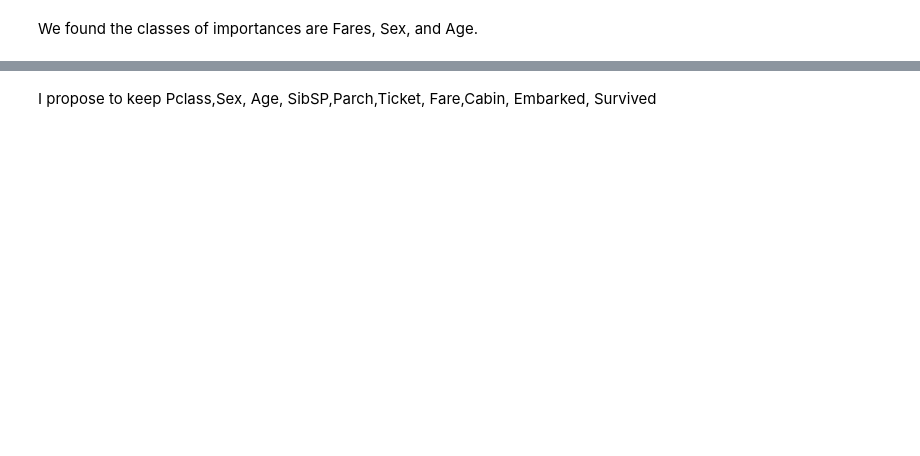
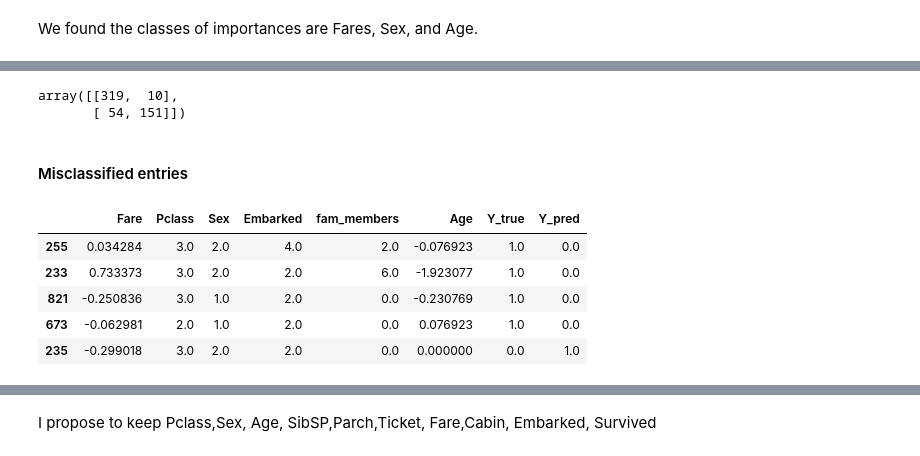
Before and after one commit to patRyserWelch8/KaggleTitanic, a Jupyter notebook: titanic.ipynb, the cells around one changed output, grey strips where cells are left out. Saved outputs shown, nothing was run; the diff lists cells and outputs as text; code cells hidden in the pictures; blank space fills up the shorter version.

```diff
--- a/titanic.ipynb
+++ b/titanic.ipynb
@@ -2246,3 +2209,3 @@ for est in n_estimators:
 # %%
-rf = RandomForestClassifier(n_estimators = 39, max_depth=9, random_state = 42)
+rf = RandomForestClassifier(n_estimators = 11, max_depth=6, random_state = 42, class_weight={0:6.,1:4}, max_features = 6)
 rf.fit(X_train, y_train)
@@ -2352,0 +2243,21 @@ The passenger class  and being  male can lead  to errors. However, the number of
+# %%
+y_pred_train = rf.predict(X_train)
+confusion_matrix(y_train, y_pred_train)
+# %% [output]
+array([[319,  10],
+       [ 54, 151]])
+# %% [markdown]
+#### Misclassified entries
+# %%
+errors_pd = X_train.copy(deep=True)
+errors_pd["Y_true"] = y_train
+errors_pd["Y_pred"] = y_pred_train
+errors_pd = errors_pd.loc[errors_pd["Y_true"] != errors_pd["Y_pred"], :]
+errors_pd.head()
+# %% [output]
+|  | Fare | Pclass | Sex | Embarked | fam_members | Age | Y_true | Y_pred |
+| 255 | 0.034284 | 3.0 | 2.0 | 4.0 | 2.0 | -0.076923 | 1.0 | 0.0 |
+| 233 | 0.733373 | 3.0 | 2.0 | 2.0 | 6.0 | -1.923077 | 1.0 | 0.0 |
+| 821 | -0.250836 | 3.0 | 1.0 | 2.0 | 0.0 | -0.230769 | 1.0 | 0.0 |
+| 673 | -0.062981 | 2.0 | 1.0 | 2.0 | 0.0 | 0.076923 | 1.0 | 0.0 |
+| 235 | -0.299018 | 3.0 | 2.0 | 2.0 | 0.0 | 0.000000 | 0.0 | 1.0 |
```
Also changed, not shown: parts of 162 cells of this notebook.
